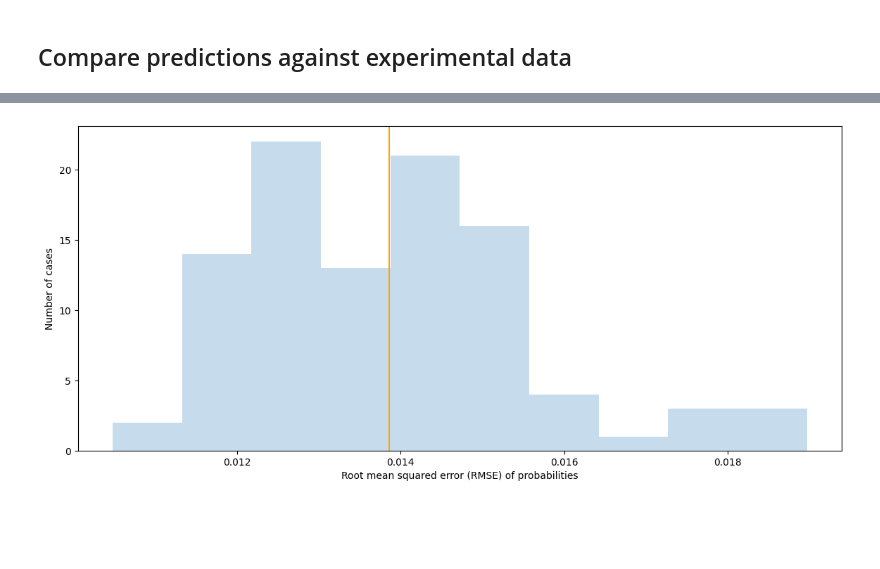
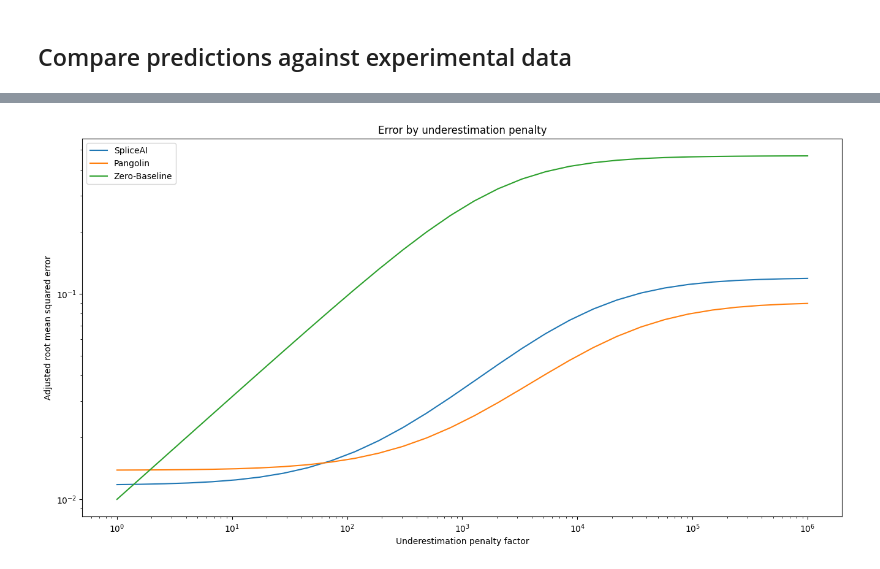
Before and after one commit to jannis-baum/hpi-hoai, a Jupyter notebook: evaluation.ipynb, the cells around one changed output, grey strips where cells are left out. Cells and saved outputs as stored; diff of their text form; code cells hidden in the pictures; blank space fills up the shorter version.

```diff
--- a/evaluation.ipynb
+++ b/evaluation.ipynb
@@ -159,21 +133,18 @@ def get_probabilities(case_id: str):
 # %%
-start = time.time()
+results = pd.Series(index=pd.MultiIndex.from_tuples([], names=["case_id", "predictor"]))
+for predictor in predictors:
+    print('PREDICTOR', predictor.name())
 
-results = pd.Series()
-# root mean squared errors
-rmses = pd.Series()
-
-for i, case_id in enumerate(study_info.index):
-    print(f'CASE {i+1:3d}/{len(study_info)}: {case_id}')
-    try:
-        df = get_probabilities(case_id)
-        results.loc[case_id] = df
-        rmses.loc[case_id] = root_mean_squared_error(df['true'], df['predicted'])
-    except Exception as e:
-        print('  ERROR')
-        print(e)
-        print(f'  Skipping case {case_id}')
-
-end = time.time()
-print(f'Total time: {end - start}s')
+    start = time.time()
+    for i, case_id in enumerate(study_info.index):
+        print(f'\r\033[0KCASE {i+1:3d}/{len(study_info)}: {case_id}', end=' ')
+        try:
+            df = get_probabilities(case_id, predictor)
+            results.loc[case_id, predictor.name()] = df
+        except Exception as e:
+            print('ERROR')
+            print(e)
+            print(f'  Skipping case {case_id}')
+    end = time.time()
+    print(f'\n  time: {end - start}s')
 # %% [output]
@@ -264,14 +234,12 @@ plt.show()
-# %%
-plt.figure(figsize=(14,6))
-ax = plt.gca()
-# plt.hist(rmses_spliceai, alpha=0.25)
-# ax.axvline(x=rmses_spliceai.mean(), color='cornflowerblue')
-plt.hist(rmses, alpha=0.25)
-ax.axvline(x=rmses.mean(), color='orange')
-# plt.legend(['SpliceAI', 'Pangolin'])
-ax.set_xlabel('Root mean squared error (RMSE) of probabilities')
-ax.set_ylabel('Number of cases')
-savefig_pdf('rsmes.pdf')
-plt.show()
-# %% [output]
-[figure, removed]
+# %%
+ax = plt.gca()
+metrics\
+    .rename(columns={'spliceai': 'SpliceAI', 'pangolin': 'Pangolin', 'zerobaseline': 'Zero-Baseline'})\
+    .plot(ax=ax, logy=True, logx=True, figsize=(16, 8))
+ax.set_ylabel('Adjusted root mean squared error')
+ax.set_xlabel('Underestimation penalty factor')
+savefig_pdf('rmses.pdf')
+ax.set_title('Error by underestimation penalty')
+plt.show()
+# %% [output]
+[figure, added]
```
Also changed, not shown: parts of 10 cells of this notebook.
